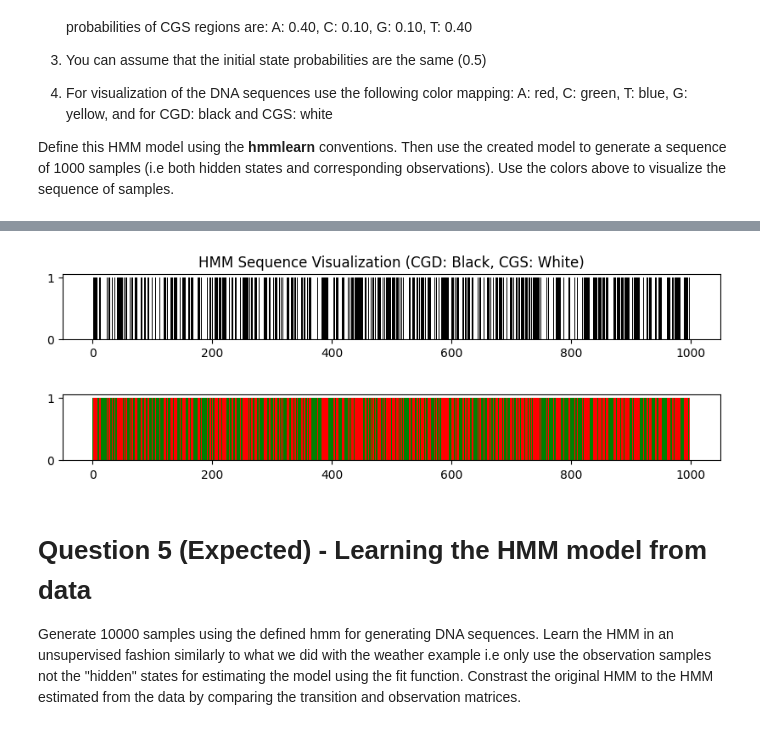
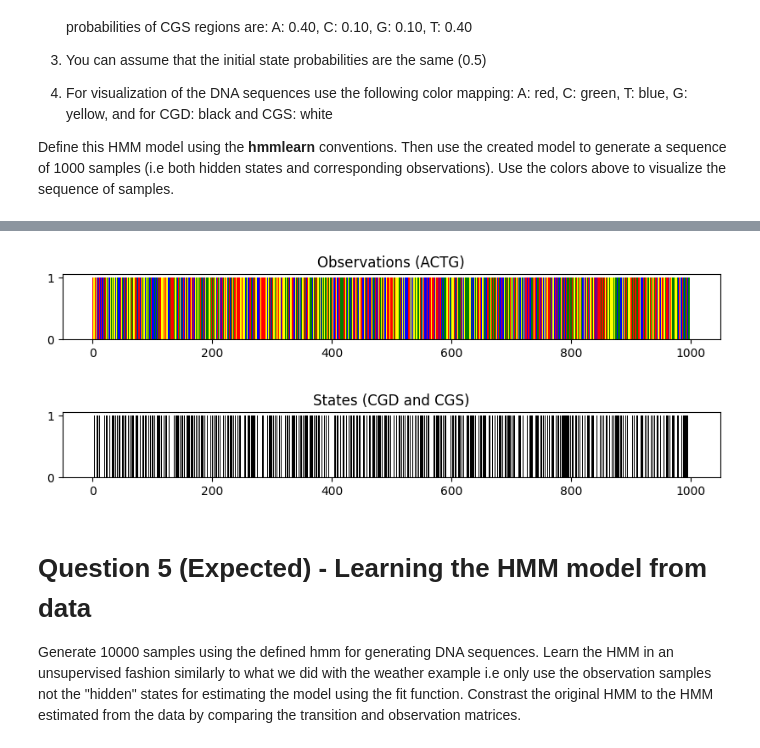
Before and after one commit to alexwholland/CSC-421, a Jupyter notebook: Assignment 3/csc421_Fall_2023_assignment3.ipynb, the cells around one changed output, grey strips where cells are left out. Drawn from its saved outputs; the diff is of its cells as text; code cells hidden in the pictures.

```diff
--- a/Assignment 3/csc421_Fall_2023_assignment3.ipynb
+++ b/Assignment 3/csc421_Fall_2023_assignment3.ipynb
@@ -505,49 +514,32 @@ Define this HMM model using the **hmmlearn** conventions. Then use the created m
 # %%
-import numpy as np
+from hmmlearn import hmm
 import matplotlib.pyplot as plt
-from hmmlearn import hmm
 
-def plot_hmm_samples(hidden_states, state2color, title):
-    colors = [state2color[x] for x in hidden_states]
-    x = np.arange(0, len(colors))
-    y = np.ones(len(colors))
-    plt.figure(figsize=(10, 1))
-    plt.bar(x, y, color=colors, width=1)
+def plot_samples(samples, state2colour, title):
+    colours = [state2colour[x] for x in samples]
+    x = np.arange(0, len(colours))
+    y = np.ones(len(colours))
+    plt.figure(figsize=(10,1))
+    plt.bar(x, y, color=colours, width=1)
     plt.title(title)
 
-# Define the HMM model
 model = hmm.CategoricalHMM(n_components=2)
+model.startprob_ = np.array([0.5, 0.5])
+model.transmat_ = np.array([[0.37, 0.63],
+                            [0.63, 0.37]])
+model.emissionprob_ = np.array([[0.15, 0.35, 0.35, 0.15],
+                                [0.40, 0.10, 0.10, 0.40]])
 
-# Transition probabilities
-model.transmat_ = np.array([[0.63, 0.37],
-                            [0.37, 0.63]])
+X, Z = model.sample(1000)
 
-# Emission probabilities
-model.emissionprob_ = np.array([[0.15, 0.35, 0.35, 0.15],   # CGD observation probabilities (A, C, G, T)
-                                [0.40, 0.10, 0.10, 0.40]])  # CGS observation probabilities (A, C, G, T)
-
-# Initial state probabilities
-model.startprob_ = np.array([0.5, 0.5])
-
-# Generate a sequence of 1000 samples
-seq_length = 1000
-observations, hidden_states = model.sample(seq_length)
-
-samples = [item for sublist in observations for item in sublist]
-
-# Map numerical representations to colors
-state2color = {0: 'black', 1: 'white'}
-obs2color = {0: 'red', 1: 'green', 2: 'blue', 3: 'yellow'}
-
-# Visualize the sequence of samples using the new function
-plot_hmm_samples(hidden_states, state2color, 'HMM Sequence Visualization (CGD: Black, CGS: White)')
-
-plot_hmm_samples(hidden_states, obs2color, '')
-
-plt.show()
+samples = [item for sublist in X for item in sublist]
+states2colour = {0: 'red', 1: 'green', 2: 'blue', 3: 'yellow'}
+plot_samples(samples, states2colour, 'Observations (ACTG)')
+obj2colour = {0: 'black', 1: 'white'}
+plot_samples(Z, obj2colour, 'States (CGD and CGS)')
 # %% [output]
-[figure, old version]
+[figure, new version]
-[figure, old version]
+[figure, new version]
 # %% [markdown]
 # Question 5 (Expected) - Learning the HMM model from data
 
```
Also changed, not shown: parts of 5 cells of this notebook.
